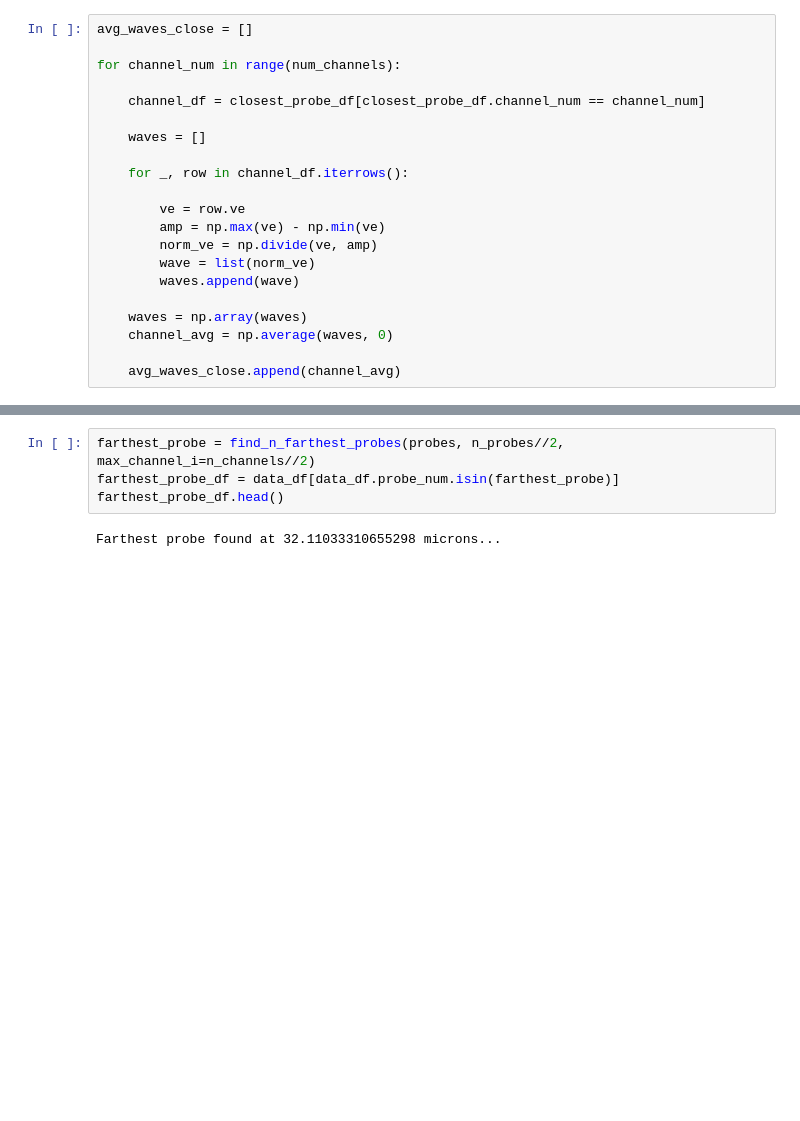
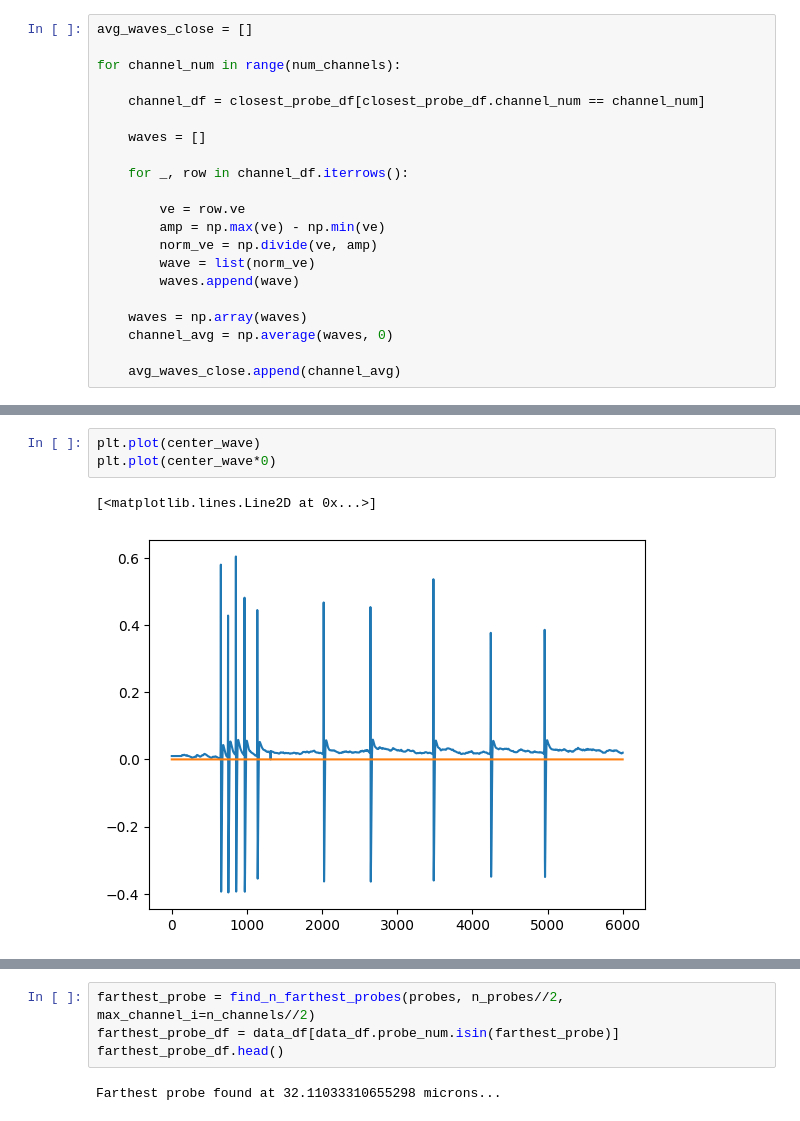
Before and after one commit to kedoxey/PyramidalCellSimulations, a Jupyter notebook: notebooks/figures/plot_linear_probes.ipynb, the cells around one changed output, grey strips where cells are left out. Cells and saved outputs as stored; diff of their text form; blank space fills up the shorter version.

```diff
--- a/notebooks/figures/plot_linear_probes.ipynb
+++ b/notebooks/figures/plot_linear_probes.ipynb
@@ -111,3 +126,9 @@ for channel_num in range(num_channels):
+# %%
+plt.plot(center_wave)
+plt.plot(center_wave*0)
+# %% [output]
+[<matplotlib.lines.Line2D at 0x...>]
+[figure, added]
 # %%
 icefire_cmap = sns.color_palette("icefire_r", as_cmap=True)
 
```
Also changed, not shown: parts of 9 cells of this notebook.
